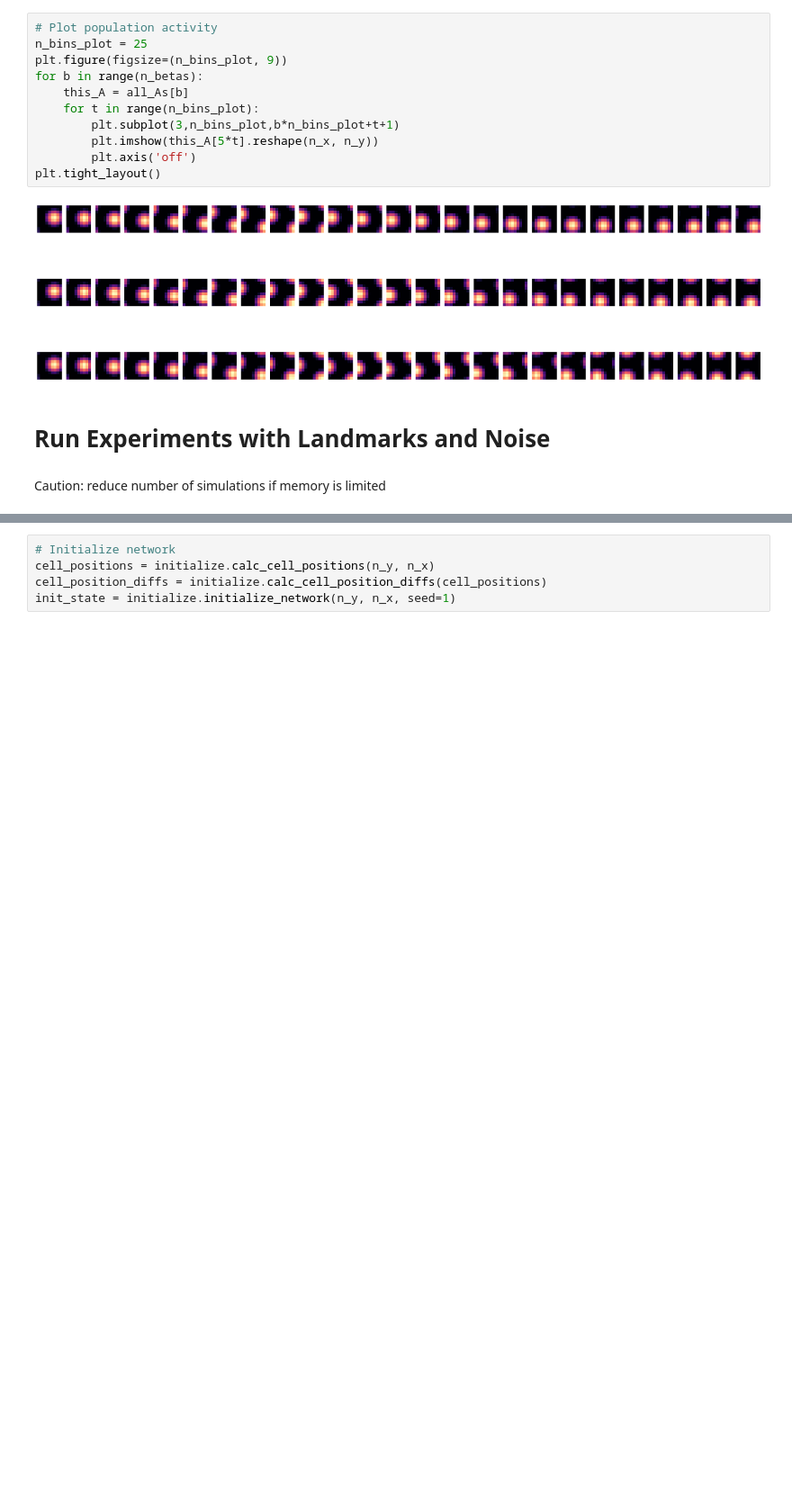
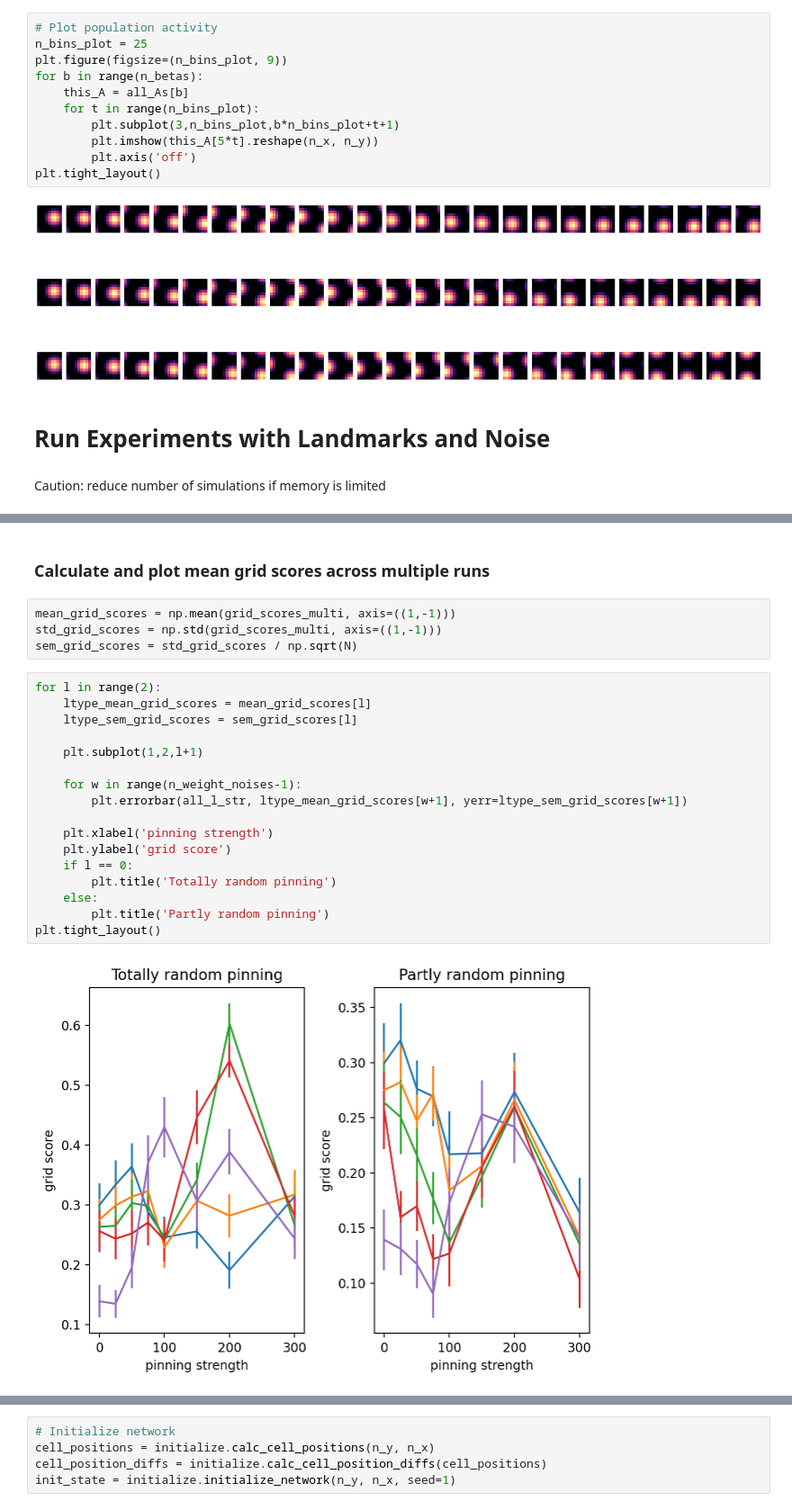
Before and after one commit to johnhwen1/ttgc, a Jupyter notebook: examples/ttgc.ipynb, the cells around one changed output, grey strips where cells are left out. Shown at 90% size. Saved outputs shown, nothing was run; the diff lists cells and outputs as text; blank space fills up the shorter version.

```diff
--- a/examples/ttgc.ipynb
+++ b/examples/ttgc.ipynb
@@ -545,0 +692,25 @@ n_weight_noises = all_weight_noises.size
+# %% [markdown]
+### Calculate and plot mean grid scores across multiple runs
+# %%
+mean_grid_scores = np.mean(grid_scores_multi, axis=((1,-1)))
+std_grid_scores = np.std(grid_scores_multi, axis=((1,-1)))
+sem_grid_scores = std_grid_scores / np.sqrt(N)
+# %%
+for l in range(2):
+    ltype_mean_grid_scores = mean_grid_scores[l]
+    ltype_sem_grid_scores = sem_grid_scores[l]
+
+    plt.subplot(1,2,l+1)
+
+    for w in range(n_weight_noises-1):
+        plt.errorbar(all_l_str, ltype_mean_grid_scores[w+1], yerr=ltype_sem_grid_scores[w+1])
+
+    plt.xlabel('pinning strength')
+    plt.ylabel('grid score')
+    if l == 0:
+        plt.title('Totally random pinning')
+    else:
+        plt.title('Partly random pinning')
+plt.tight_layout()
+# %% [output]
+[figure, added]
```
Also changed, not shown: parts of 13 cells of this notebook, 5 other files.
